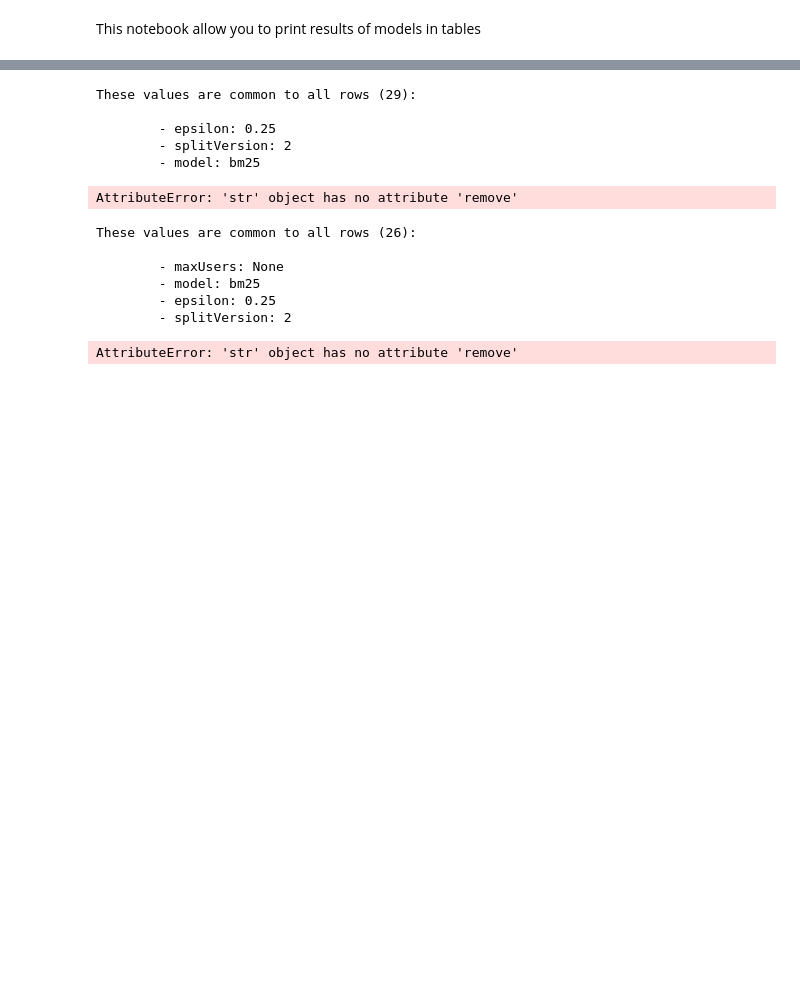
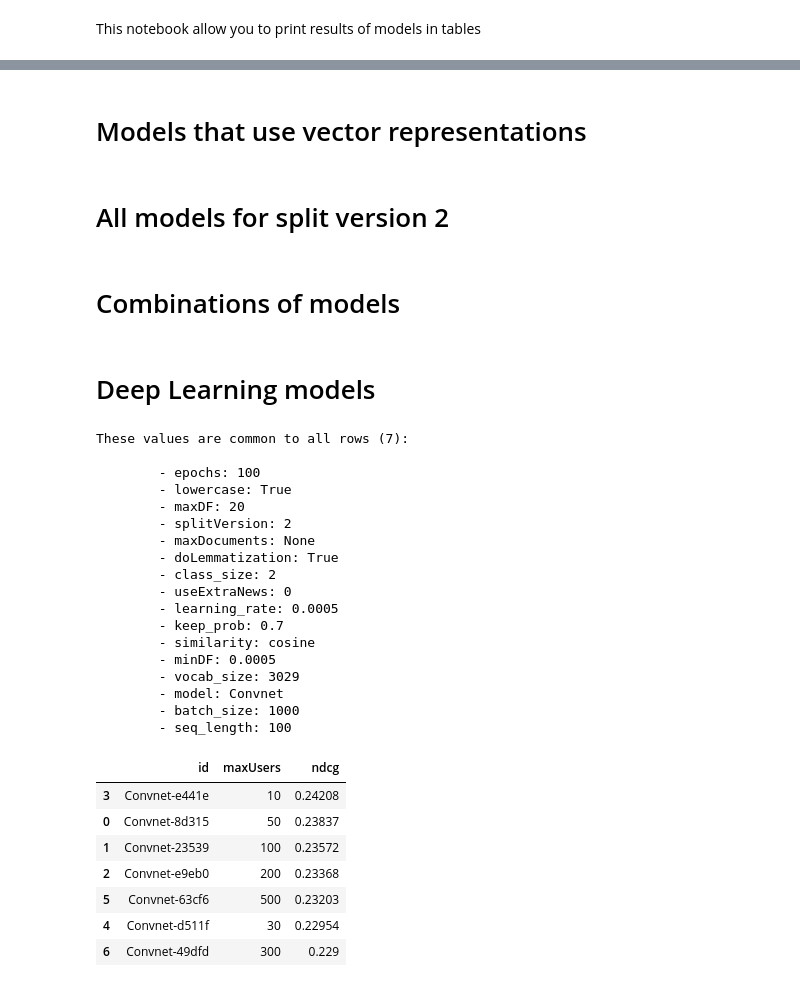
Before and after one commit to arthur-gallois/Twinews-adapted, a Jupyter notebook: twinews/evaluation/yfreport.ipynb, the cells around one changed output, grey strips where cells are left out. Cells and saved outputs as stored; diff of their text form; code cells hidden in the pictures; blank space fills up the shorter version.

```diff
--- a/twinews/evaluation/yfreport.ipynb
+++ b/twinews/evaluation/yfreport.ipynb
@@ -92,30 +183,4 @@ AttributeError: 'str' object has no attribute 'remove'
-# %%
-df = printReport\
-(
-    model='bm25',
-    splitVersion=2,
-    noSubsampling=False,
-    metaFilter=\
-    {
-        # "implementation": "gensim-lda",
-    },
-    #metricsFilter=None, # {'ndcg', 'ndcg@10'},
-    sortBy='ndcg',
-)
-# %% [output]
-These values are common to all rows (29):
-
-        - epsilon: 0.25
-        - splitVersion: 2
-        - model: bm25
-AttributeError: 'str' object has no attribute 'remove'
+# %% [markdown]
+# Models that use vector representations
 # %%
-basicPrint('bm25')
+basicPrint('lda')
-# %% [output]
-These values are common to all rows (26):
-
-        - maxUsers: None
-        - model: bm25
-        - epsilon: 0.25
-        - splitVersion: 2
-AttributeError: 'str' object has no attribute 'remove'
@@ -121,0 +209,2 @@ AttributeError: 'str' object has no attribute 'remove'
+# %% [markdown]
+# All models for split version 2
@@ -121,0 +213,2 @@ AttributeError: 'str' object has no attribute 'remove'
+# %% [markdown]
+# Combinations of models
@@ -121,0 +218,31 @@ AttributeError: 'str' object has no attribute 'remove'
+# %% [markdown]
+# Deep Learning models
+# %%
+basicPrint('Convnet', noSubsampling=False)
+# %% [output]
+These values are common to all rows (7):
+
+        - epochs: 100
+        - lowercase: True
+        - maxDF: 20
+        - splitVersion: 2
+        - maxDocuments: None
+        - doLemmatization: True
+        - class_size: 2
+        - useExtraNews: 0
+        - learning_rate: 0.0005
+        - keep_prob: 0.7
+        - similarity: cosine
+        - minDF: 0.0005
+        - vocab_size: 3029
+        - model: Convnet
+        - batch_size: 1000
+        - seq_length: 100
+|  | id | maxUsers | ndcg |
+| 3 | Convnet-e441e | 10 | 0.24208 |
+| 0 | Convnet-8d315 | 50 | 0.23837 |
+| 1 | Convnet-23539 | 100 | 0.23572 |
+| 2 | Convnet-e9eb0 | 200 | 0.23368 |
+| 5 | Convnet-63cf6 | 500 | 0.23203 |
+| 4 | Convnet-d511f | 30 | 0.22954 |
+| 6 | Convnet-49dfd | 300 | 0.229 |
```
Also changed, not shown: parts of 39 cells of this notebook, 11 other files.
